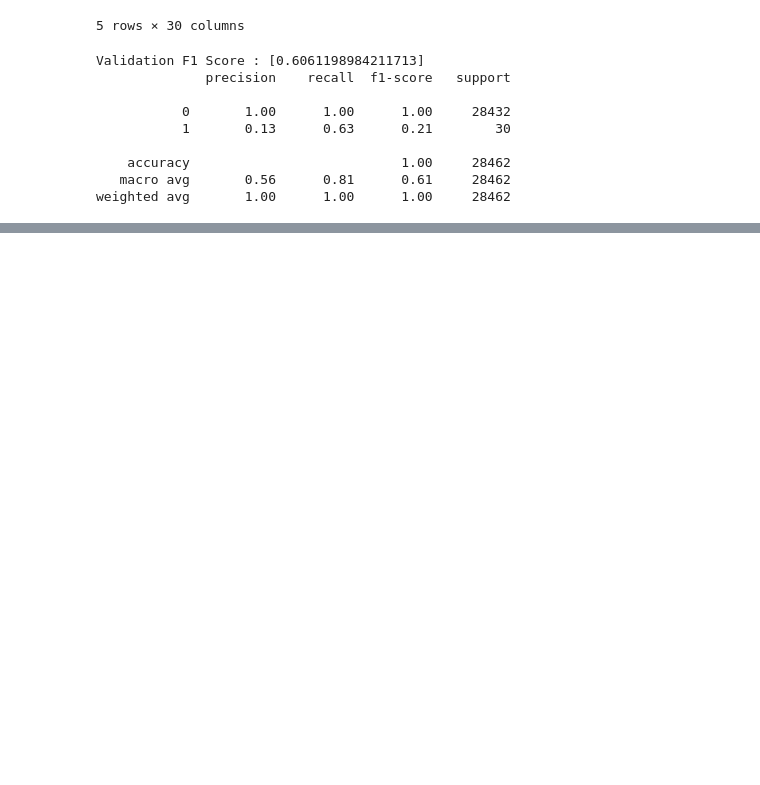
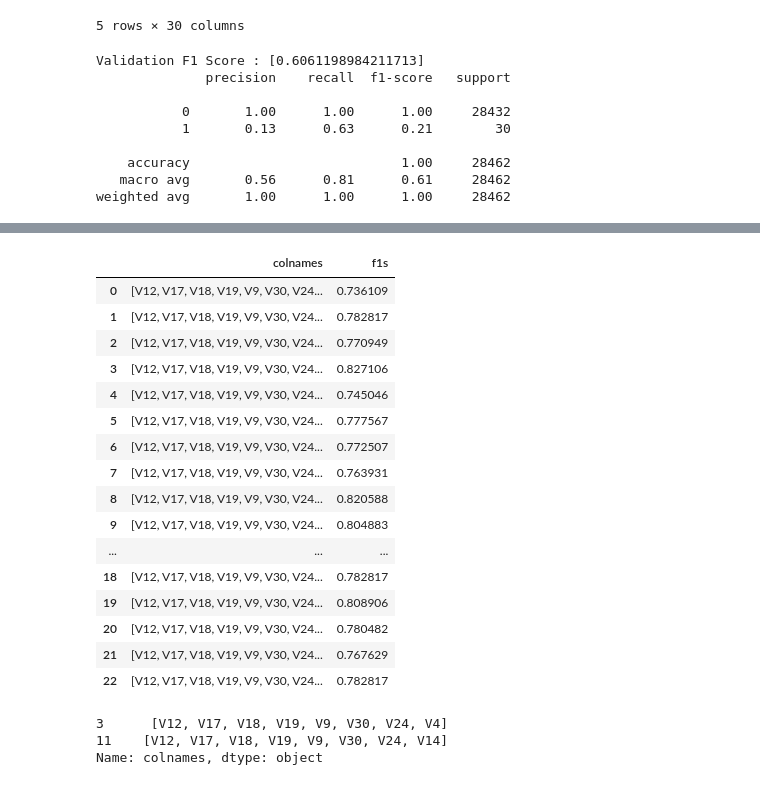
Before and after one commit to bjKim2/Dacon_CreditCard, a Jupyter notebook: test_IsolForest.ipynb, the cells around one changed output, grey strips where cells are left out. Drawn from its saved outputs; the diff is of its cells as text; code cells hidden in the pictures; blank space fills up the shorter version.

```diff
--- a/test_IsolForest.ipynb
+++ b/test_IsolForest.ipynb
@@ -92,5 +92,14 @@ Validation F1 Score : [0.6061198984211713]
     accuracy                           1.00     28462
    macro avg       0.56      0.81      0.61     28462
 weighted avg       1.00      1.00      1.00     28462
+# %%
+temp_li01 = list(train_df.columns)
+temp_li01.remove('V12')
+temp_li01.remove('V17')
+temp_li01.remove('V18')
+temp_li01.remove('V19')
+temp_li01.remove('V9')
+temp_li01.remove('V30')
+temp_li01.remove('V24')
 # %%
 # 일반 데이터 데스트
@@ -124,0 +154,27 @@ weighted avg       1.00      1.00      1.00     28462
+# %%
+df = pd.DataFrame({'colnames':colnames , 'f1s':f1s})
+df
+# %% [output]
+|  | colnames | f1s |
+| 0 | [V12, V17, V18, V19, V9, V30, V24... | 0.736109 |
+| 1 | [V12, V17, V18, V19, V9, V30, V24... | 0.782817 |
+| 2 | [V12, V17, V18, V19, V9, V30, V24... | 0.770949 |
+| 3 | [V12, V17, V18, V19, V9, V30, V24... | 0.827106 |
+| 4 | [V12, V17, V18, V19, V9, V30, V24... | 0.745046 |
+| 5 | [V12, V17, V18, V19, V9, V30, V24... | 0.777567 |
+| 6 | [V12, V17, V18, V19, V9, V30, V24... | 0.772507 |
+| 7 | [V12, V17, V18, V19, V9, V30, V24... | 0.763931 |
+| 8 | [V12, V17, V18, V19, V9, V30, V24... | 0.820588 |
+| 9 | [V12, V17, V18, V19, V9, V30, V24... | 0.804883 |
+| ... | ... | ... |
+| 18 | [V12, V17, V18, V19, V9, V30, V24... | 0.782817 |
+| 19 | [V12, V17, V18, V19, V9, V30, V24... | 0.808906 |
+| 20 | [V12, V17, V18, V19, V9, V30, V24... | 0.780482 |
+| 21 | [V12, V17, V18, V19, V9, V30, V24... | 0.767629 |
+| 22 | [V12, V17, V18, V19, V9, V30, V24... | 0.782817 |
+# %%
+df[df.f1s == df.f1s.max()].colnames
+# %% [output]
+3      [V12, V17, V18, V19, V9, V30, V24, V4]
+11    [V12, V17, V18, V19, V9, V30, V24, V14]
+Name: colnames, dtype: object
```
Also changed, not shown: parts of 10 cells of this notebook, 21 other files.
